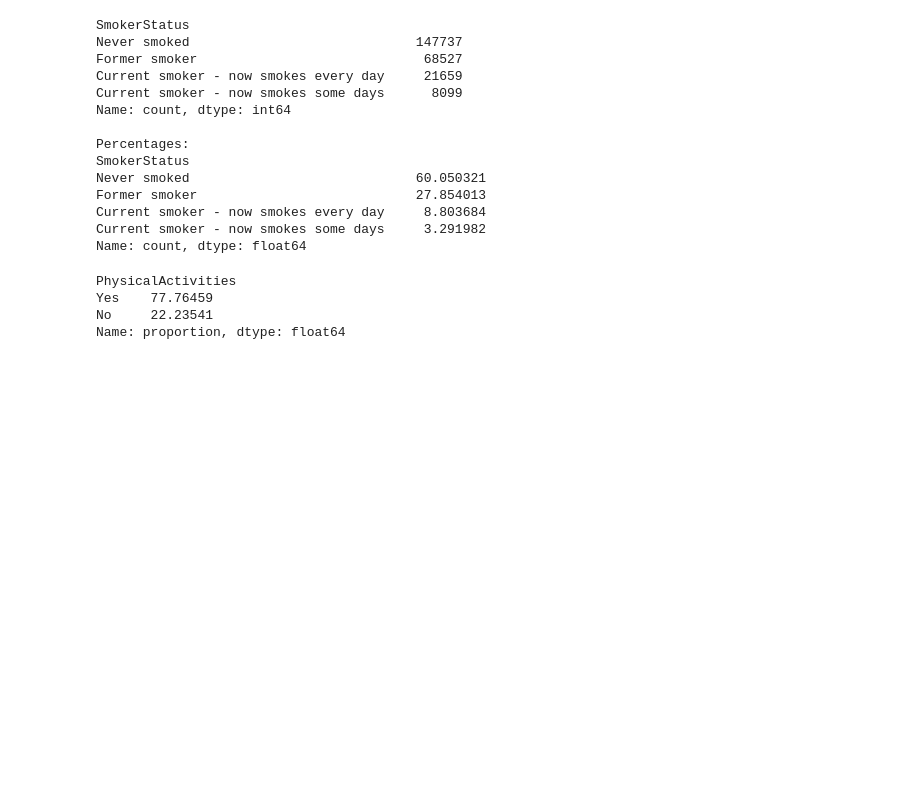
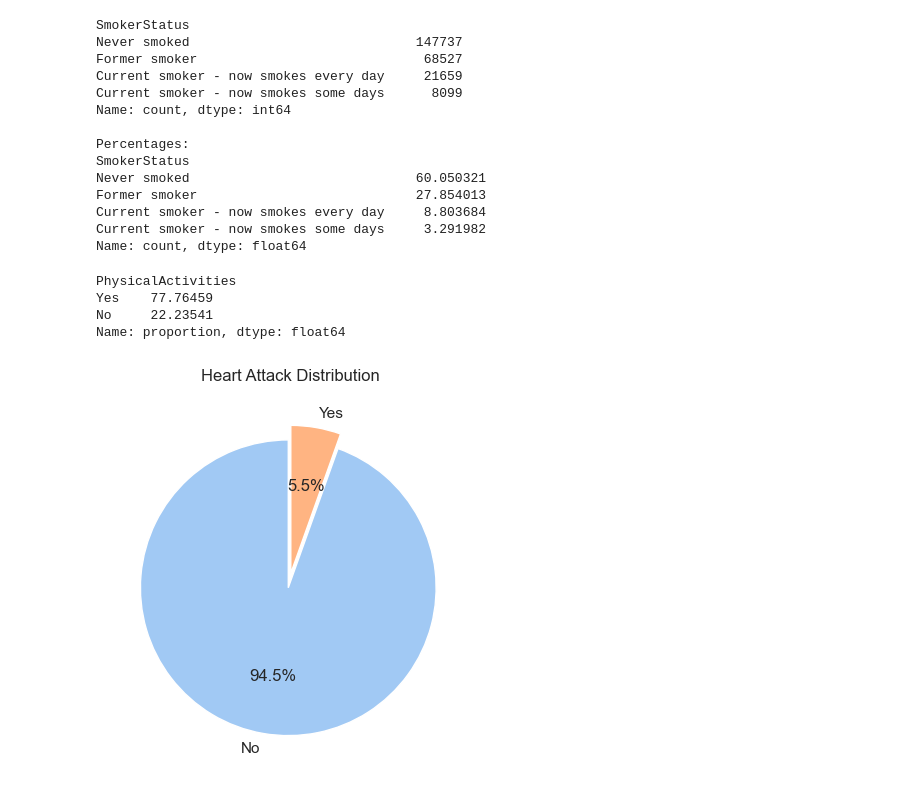
Before and after one commit to jdorick/CS4342-Project, a Jupyter notebook: Descriptive_Stats.ipynb, the cells around one changed output. Cells and saved outputs as stored; diff of their text form; code cells hidden in the pictures; blank space fills up the shorter version.

Commit message:
Additional pie chart visualization.

```diff
--- a/Descriptive_Stats.ipynb
+++ b/Descriptive_Stats.ipynb
@@ -221,3 +221,20 @@ PhysicalActivities
 Yes    77.76459
 No     22.23541
 Name: proportion, dtype: float64
+# %%
+sns.set_theme(style="whitegrid")
+colors = sns.color_palette('pastel')[0:len(heart_attack_counts)]
+
+plt.pie(
+    x=heart_attack_counts,
+    labels=heart_attack_counts.index,
+    colors=colors,
+    autopct='%1.1f%%',
+    startangle=90,
+    explode = (0.1, 0),
+)
+
+plt.title("Heart Attack Distribution")
+plt.show()
+# %% [output]
+[figure, added]
```
